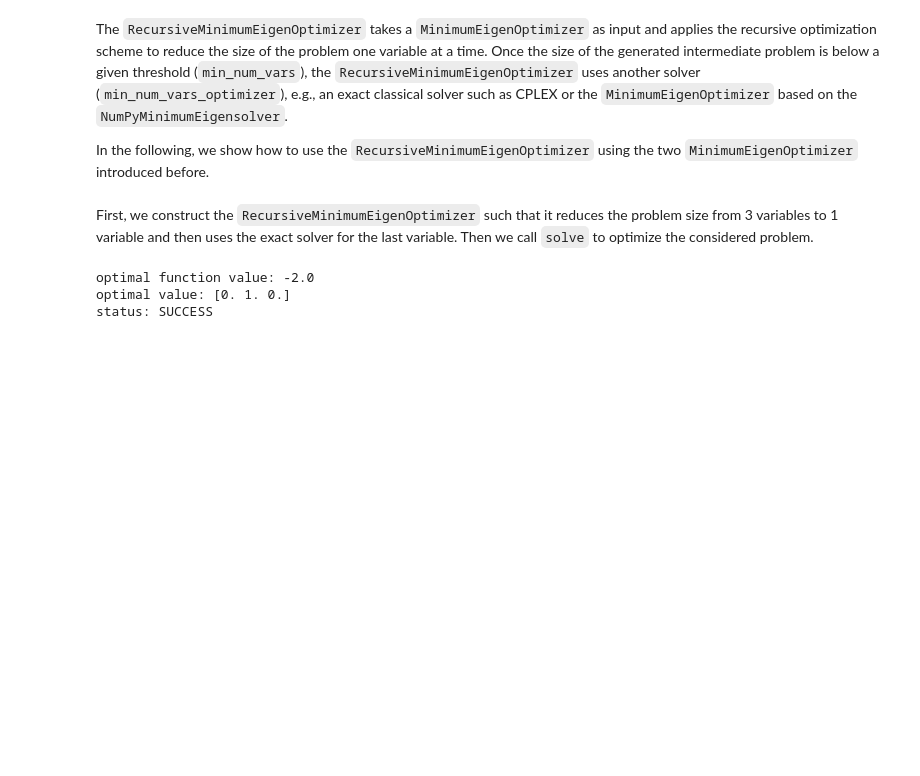
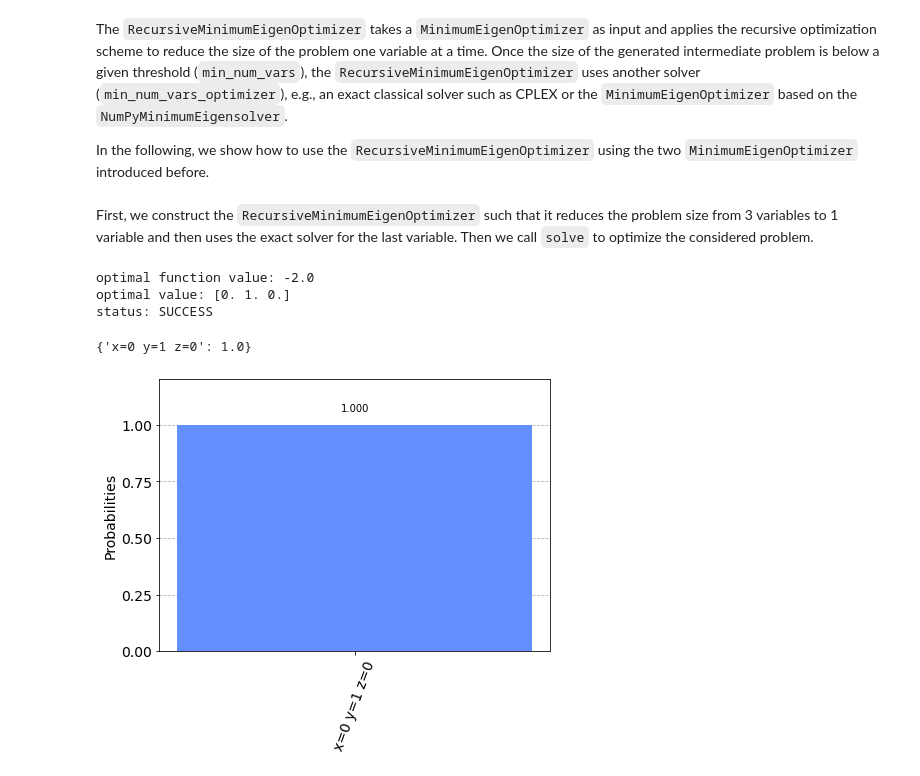
Before and after one commit to qiskit-community/qiskit-optimization, a Jupyter notebook: docs/tutorials/03_minimum_eigen_optimizer.ipynb, the cells around one changed output. Drawn from its saved outputs; the diff is of its cells as text; code cells hidden in the pictures; blank space fills up the shorter version.

```diff
--- a/docs/tutorials/03_minimum_eigen_optimizer.ipynb
+++ b/docs/tutorials/03_minimum_eigen_optimizer.ipynb
@@ -150,6 +234,21 @@ print(rqaoa_result)
 optimal function value: -2.0
 optimal value: [0. 1. 0.]
 status: SUCCESS
+# %%
+filtered_samples = get_filtered_samples(rqaoa_result.samples,
+                                        threshold=0.005,
+                                        allowed_status=(OptimizationResultStatus.SUCCESS,))
+# %%
+samples_for_plot = {' '.join(f'{rqaoa_result.variables[i].name}={int(v)}'
+                             for i, v in enumerate(s.x)): s.probability
+                    for s in filtered_samples}
+samples_for_plot
+# %% [output]
+{'x=0 y=1 z=0': 1.0}
+# %%
+plot_histogram(samples_for_plot)
+# %% [output]
+[figure, added]
 # %%
 import qiskit.tools.jupyter
 %qiskit_version_table
```
Also changed, not shown: parts of 14 cells of this notebook.
